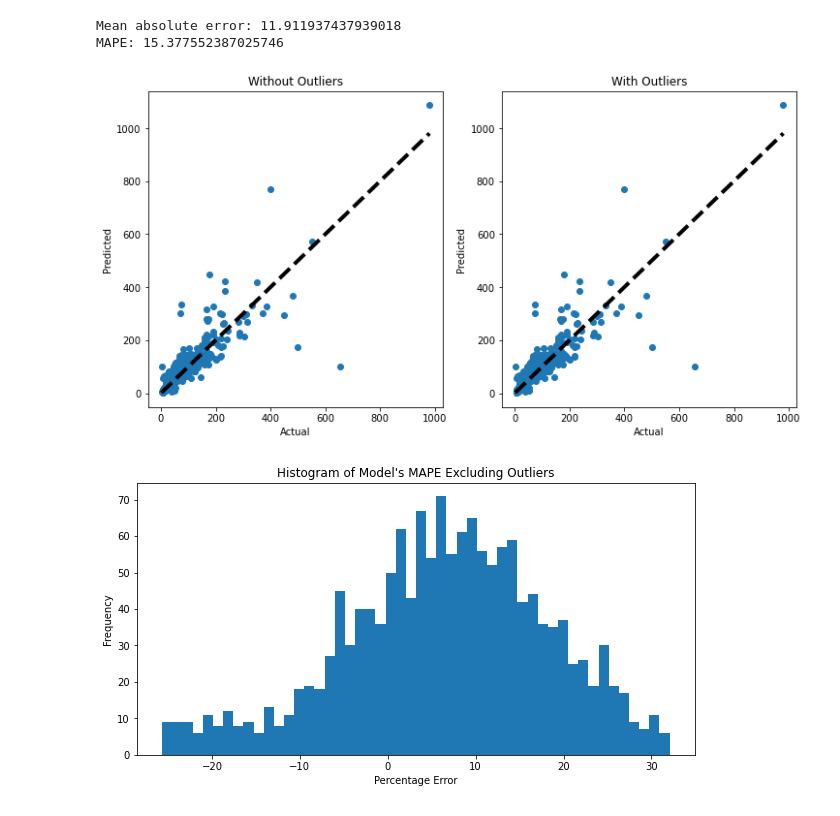
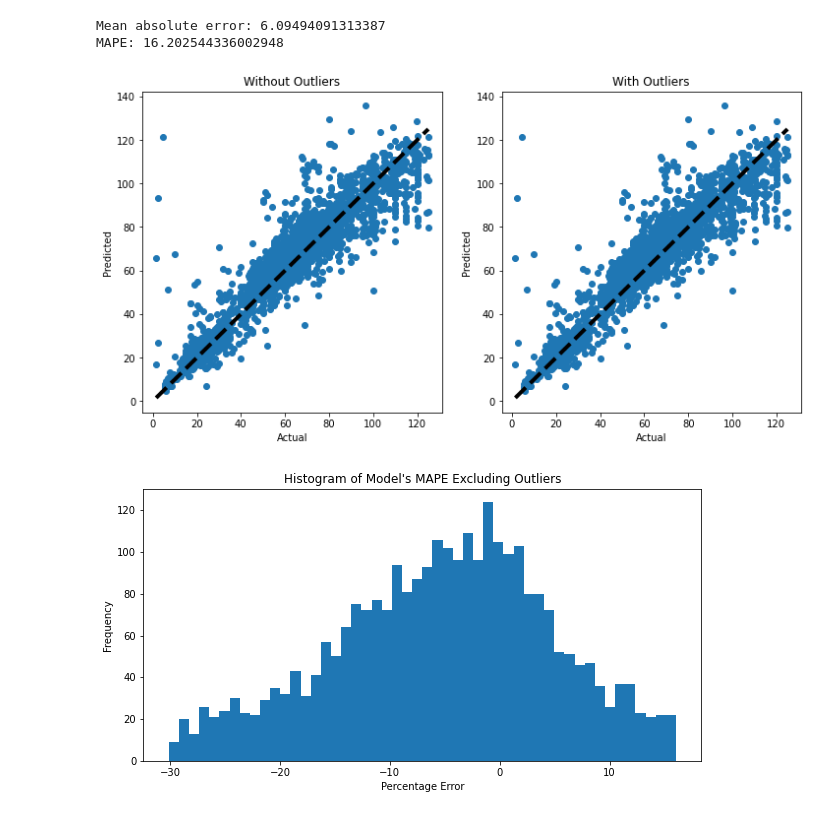
Before and after one commit to ennriqe/Predict-CryptoPunks-Price, a Jupyter notebook: cryptopunksNN.ipynb, the cells around one changed output. Cells and saved outputs as stored; diff of their text form; code cells hidden in the pictures.

```diff
--- a/cryptopunksNN.ipynb
+++ b/cryptopunksNN.ipynb
@@ -103,10 +105,10 @@ sales = sales[relevant_columns_model]
 
 
 
-sales = sales.dropna(subset = 'amount_original')
+sales = sales.dropna(subset = ['amount_original'])
 
 sales.reset_index(inplace=True, drop=True)
-
+sales.to_csv('sales.csv', index=False)
 X = sales[pd.Series(sales.columns)[pd.Series(sales.columns)!='amount_original'].values]
 #X = X.drop(['skin_Ape', 'skin_Zombie', 'skin_Alien'], axis=1)
 y = sales['amount_original']  # Your target vector
@@ -141,13 +147,10 @@ class ComplexRegressionNN(nn.Module):
 # %%
-X_train, X_val_test, y_train, y_val_test = train_test_split(X, y, test_size=0.2, random_state=42)
-X_val, X_test, y_val, y_test = train_test_split(X_val_test, y_val_test, test_size=0.5, random_state=42)
+X_train, X_test, y_train, y_test = train_test_split(X, y, test_size=0.2, random_state=42)
 
 # Assuming X_train, X_test, y_train, y_test are already defined
 # Convert your numpy arrays to PyTorch tensors
 X_train_tensor = torch.tensor(X_train.values.astype(np.float32))
 y_train_tensor = torch.tensor(y_train.values.astype(np.float32)).view(-1, 1)
-X_val_tensor = torch.tensor(X_val.values.astype(np.float32))
-y_val_tensor = torch.tensor(y_val.values.astype(np.float32)).view(-1, 1)
 X_test_tensor = torch.tensor(X_test.values.astype(np.float32))
 y_test_tensor = torch.tensor(y_test.values.astype(np.float32)).view(-1, 1)
 
@@ -162,11 +165,9 @@ y_test_tensor = y_test_tensor.to(device)
 
 # Create TensorDatasets and DataLoader for both training and testing
 train_dataset = TensorDataset(X_train_tensor, y_train_tensor)
-val_dataset = TensorDataset(X_val_tensor, y_val_tensor)
 test_dataset = TensorDataset(X_test_tensor, y_test_tensor)
 
 train_loader = DataLoader(dataset=train_dataset, batch_size=64, shuffle=True)
-val_loader = DataLoader(dataset=val_dataset, batch_size=64, shuffle=False)
 test_loader = DataLoader(dataset=test_dataset, batch_size=64, shuffle=False)
 
 # Define the Neural Network
@@ -191,16 +192,13 @@ model = RegressionNN(input_size=X_train.shape[1], output_size=1).to(device)
 criterion = nn.MSELoss()
 optimizer = optim.Adam(model.parameters(), lr=0.001)
 
-def mean_absolute_percentage_error(y_true, y_pred):
-    y_true, y_pred = np.array(y_true), np.array(y_pred)
-    return np.mean(np.abs((y_true - y_pred) / y_true)) * 100
 
 train_losses, val_losses = [], []
 train_mapes, val_mapes = [], []
 # Training loop
 # Training loop
-num_epochs = 1000
-for epoch in range(num_epochs):
+best_val_loss = float('inf')
+for epoch in range(NUM_EPOCHS):
     model.train()
     start_time = time.time()
     train_loss = 0.0
@@ -214,32 +212,37 @@ for epoch in range(num_epochs):
         loss.backward()
         optimizer.step()
         train_loss += loss.item()
-        train_mape += mean_absolute_percentage_error(targets.detach().cpu().numpy(), outputs.detach().cpu().numpy())
+        train_mape = mean_absolute_percentage_error_torch(targets, outputs).item()
+
 
     avg_train_loss = train_loss / len(train_loader)
-    avg_train_mape = train_mape / len(train_loader)
+    # avg_train_mape = train_mape / len(train_loader)
     train_losses.append(avg_train_loss)
-    train_mapes.append(avg_train_mape)
+    train_mapes.append(train_mape)
 
     # Validation loss
     model.eval()
     val_loss = 0.0
     val_mape = 0.0
     with torch.no_grad():
-        for inputs, targets in val_loader:
+        for inputs, targets in test_loader:
             inputs, targets = inputs.to(device), targets.to(device)
             outputs = model(inputs)
             loss = criterion(outputs, targets)
             val_loss += loss.item()
-            val_mape += mean_absolute_percentage_error(targets.cpu().numpy(), outputs.cpu().numpy())
+            val_mape = mean_absolute_percentage_error_torch(targets, outputs).item()
 
     avg_val_loss = val_loss / len(test_loader)
-    avg_val_mape = val_mape / len(test_loader)
+    # avg_val_mape = val_mape / len(test_loader)
     val_losses.append(avg_val_loss)
-    val_mapes.append(avg_val_mape)
+    val_mapes.append(val_mape)
+
+    if avg_val_loss < best_val_loss:
+        best_val_loss = avg_val_loss
+        torch.save(model.state_dict(), 'best_model.pth')
 
     end_time = time.time()
-    print(f'Epoch {epoch+1}/{num_epochs}, '
+    print(f'Epoch {epoch+1}/{NUM_EPOCHS}, '
           f'Train Loss: {train_loss/len(train_loader):.4f}, '
           f'Train MAPE: {train_mape/len(train_loader):.2f}%, '
           f'Validation Loss: {val_loss/len(test_loader):.4f}, '
@@ -312,10 +318,10 @@ y_test_np = y_test.to_numpy()
 
 # Prepare the X_test_eval DataFrame
 X_test_eval = pd.DataFrame(X_test)  # Ensure X_test is in a suitable format for creating a DataFrame
-X_test_eval['y_pred_nn'] = predictions  # Add your model's predictions
+X_test_eval['y_pred_nn'] = predictions.squeeze()  # Ensure predictions are squeezed to remove extra dimensions if any
 X_test_eval['y_test'] = y_test_np  # Add the actual test values
 X_test_eval['error'] = X_test_eval['y_test'] - X_test_eval['y_pred_nn']
-X_test_eval['perc_error'] = ((1 - (X_test_eval['y_test'] / X_test_eval['y_pred_nn'])) * 100)
+X_test_eval['perc_error'] = (X_test_eval['error'] / X_test_eval['y_test']) * 100
 X_test_eval['perc_error_abs'] = X_test_eval['perc_error'].abs()
 
 # Calculate and print MAE and MAPE
@@ -329,37 +335,37 @@ fig, axs = plt.subplots(1, 2, figsize=(12, 6))
 subset_no_outliers = X_test_eval[(X_test_eval['y_test'] < 2000) & (X_test_eval['y_pred_nn'] < 2000)]
 axs[0].scatter(subset_no_outliers['y_test'], subset_no_outliers['y_pred_nn'])
 axs[0].plot([subset_no_outliers['y_test'].min(), subset_no_outliers['y_test'].max()], [subset_no_outliers['y_test'].min(), subset_no_outliers['y_test'].max()], 'k--', lw=4)
 axs[0].set_title('Without Outliers')
 axs[0].set_xlabel('Actual')
 axs[0].set_ylabel('Predicted')
 
 # With outliers
 axs[1].scatter(X_test_eval['y_test'], X_test_eval['y_pred_nn'])
 axs[1].plot([X_test_eval['y_test'].min(), X_test_eval['y_test'].max()], [X_test_eval['y_test'].min(), X_test_eval['y_test'].max()], 'k--', lw=4)
 axs[1].set_title('With Outliers')
 axs[1].set_xlabel('Actual')
 axs[1].set_ylabel('Predicted')
 
 plt.show()
 
 # Histogram of the error of the model excluding outliers
 def exclude_top_and_bottom_5_percent(series):
     lower_bound = series.quantile(0.05)
     upper_bound = series.quantile(0.95)
     return series[(series > lower_bound) & (series < upper_bound)]
 
 series_perc_error = exclude_top_and_bottom_5_percent(X_test_eval['perc_error'])
 plt.figure(figsize=(10, 5))
 plt.hist(series_perc_error, bins=50)
 plt.title("Histogram of Model's MAPE Excluding Outliers")
 plt.xlabel('Percentage Error')
 plt.ylabel('Frequency')
 plt.show()
 # %% [output]
-Mean absolute error: 11.911937437939018
-MAPE: 15.377552387025746
+Mean absolute error: 6.09494091313387
+MAPE: 16.202544336002948
-[figure, old version]
+[figure, new version]
-[figure, old version]
+[figure, new version]
 # %%
 # Make sure the model is in evaluation mode
 model.eval()
```
Also changed, not shown: parts of 11 cells of this notebook.
